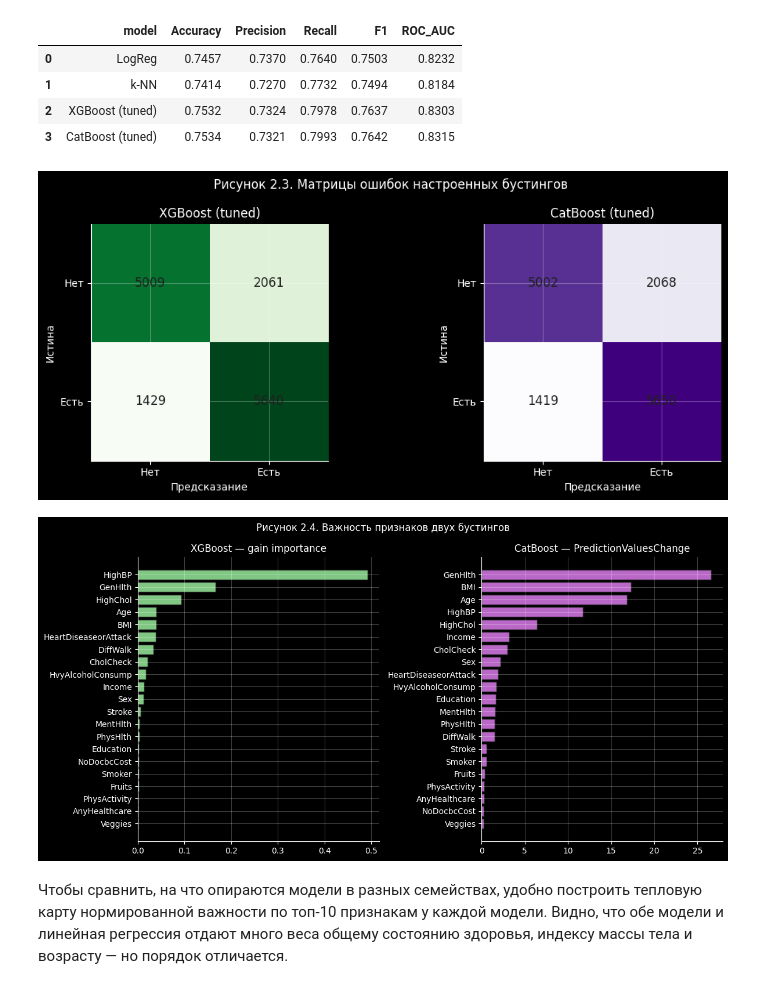
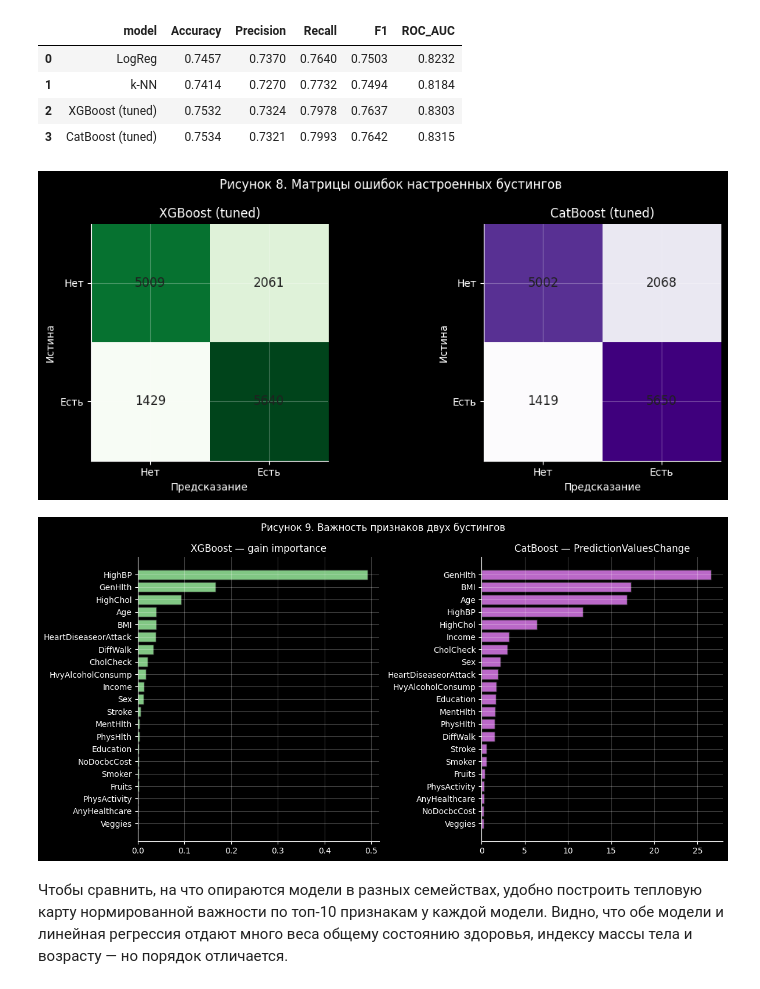
Before and after one commit to Artemonkey/ML_course_practice, a Jupyter notebook: 5. Boostings and Ensembles/experiments_with_boostings_and_ensembles.ipynb, the cells around one changed output. Cells and saved outputs as stored; diff of their text form; code cells hidden in the pictures.

```diff
--- a/5. Boostings and Ensembles/experiments_with_boostings_and_ensembles.ipynb
+++ b/5. Boostings and Ensembles/experiments_with_boostings_and_ensembles.ipynb
@@ -801,28 +801,28 @@ final_cls
 # %%
 pred_xgb_t = xgb_best.predict(X_d_te)
 pred_cat_t = cat_best.predict(X_d_te).astype(int).ravel()
 cm_xgb_t = confusion_matrix(y_d_te, pred_xgb_t)
 cm_cat_t = confusion_matrix(y_d_te, pred_cat_t)
 
 fig, ax = plt.subplots(1, 2, figsize=(11, 4.5))
 for a, cm, name, color in [
     (ax[0], cm_xgb_t, 'XGBoost (tuned)', 'Greens'),
     (ax[1], cm_cat_t, 'CatBoost (tuned)', 'Purples'),
 ]:
     a.imshow(cm, cmap=color)
     a.set_xticks([0, 1]); a.set_yticks([0, 1])
     a.set_xticklabels(['Нет', 'Есть']); a.set_yticklabels(['Нет', 'Есть'])
     a.set_xlabel('Предсказание'); a.set_ylabel('Истина')
     a.set_title(name)
     for i in range(2):
         for j in range(2):
             a.text(j, i, str(cm[i, j]), ha='center', va='center',
                     color='#212121', fontsize=12)
-plt.suptitle('Рисунок 2.3. Матрицы ошибок настроенных бустингов')
+plt.suptitle('Рисунок 8. Матрицы ошибок настроенных бустингов')
 plt.tight_layout()
 plt.show()
 # %% [output]
-[figure, old version]
+[figure, new version]
 # %%
 xgb_imp = pd.Series(
     xgb_best.feature_importances_, index=FEATURES_CLS
@@ -836,11 +836,11 @@ ax[0].barh(xgb_imp.index, xgb_imp.values, color=PALETTE['xgb'], edgecolor='#2121
 ax[0].set_title('XGBoost — gain importance')
 ax[1].barh(cat_imp.index, cat_imp.values, color=PALETTE['cat'], edgecolor='#212121')
 ax[1].set_title('CatBoost — PredictionValuesChange')
-plt.suptitle('Рисунок 2.4. Важность признаков двух бустингов')
+plt.suptitle('Рисунок 9. Важность признаков двух бустингов')
 plt.tight_layout()
 plt.show()
 # %% [output]
-[figure, old version]
+[figure, new version]
 # %% [markdown]
 Чтобы сравнить, на что опираются модели в разных семействах, удобно построить тепловую карту нормированной важности по топ-10 признакам у каждой модели. Видно, что обе модели и линейная регрессия отдают много веса общему состоянию здоровья, индексу массы тела и возрасту — но порядок отличается.
 # %%
```
Also changed, not shown: parts of 2 cells of this notebook.
